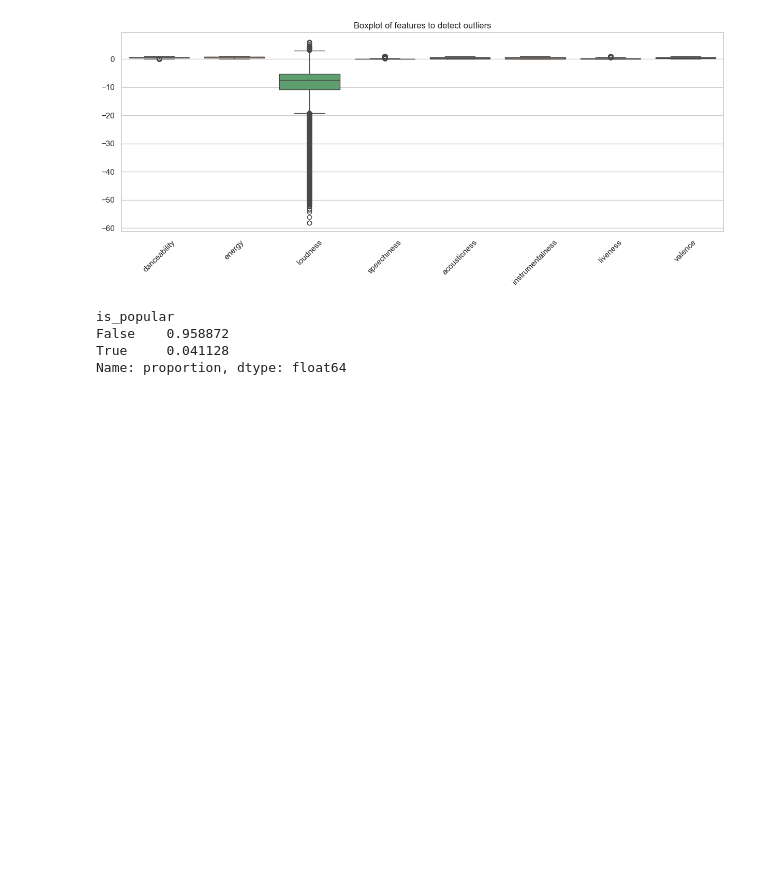
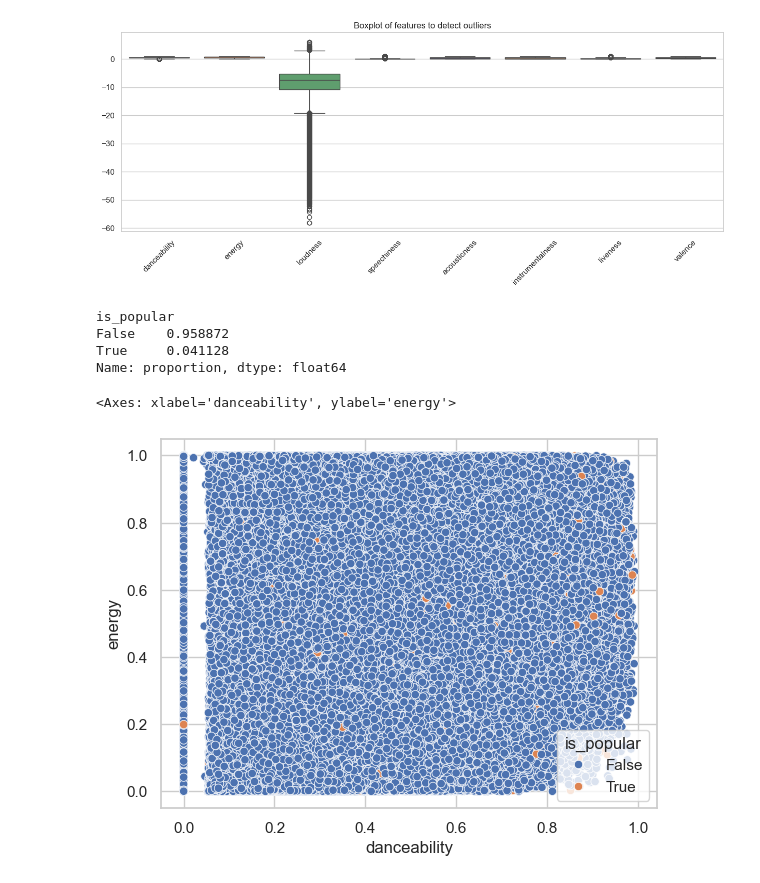
Before and after one commit to AdilkhanEEAIR/spotify_songs_research, a Jupyter notebook: notebooks/analysis.ipynb, the cells around one changed output. Saved outputs shown, nothing was run; the diff lists cells and outputs as text; code cells hidden in the pictures; blank space fills up the shorter version.

Commit message:
Scatterplot and duration_ms

```diff
--- a/notebooks/analysis.ipynb
+++ b/notebooks/analysis.ipynb
@@ -424,3 +419,8 @@ is_popular
 False    0.958872
 True     0.041128
 Name: proportion, dtype: float64
+# %%
+sns.scatterplot(x='danceability', y='energy', hue='is_popular', data=df)
+# %% [output]
+<Axes: xlabel='danceability', ylabel='energy'>
+[figure, added]
```
Also changed, not shown: parts of 7 cells of this notebook.
